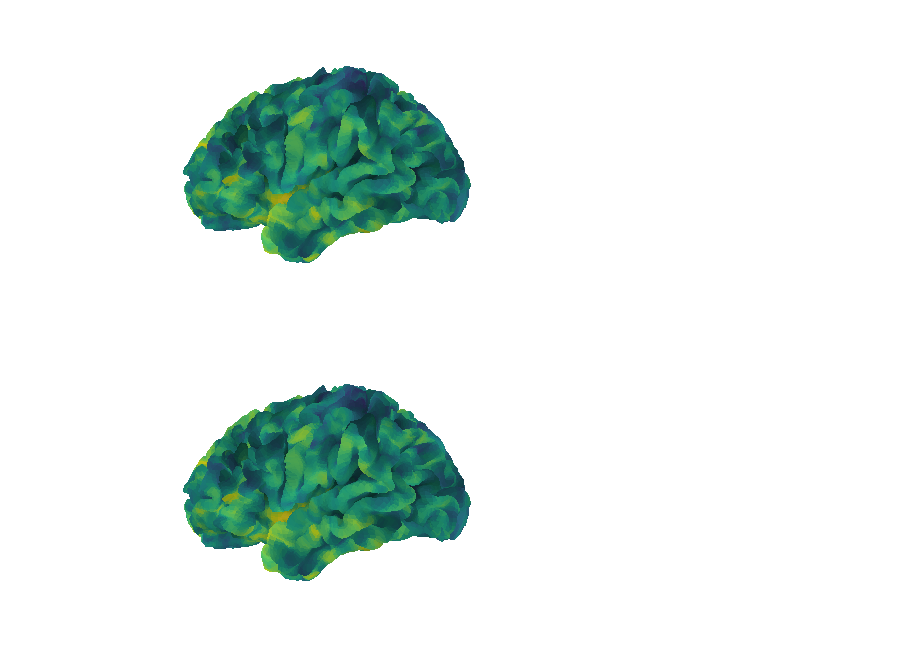
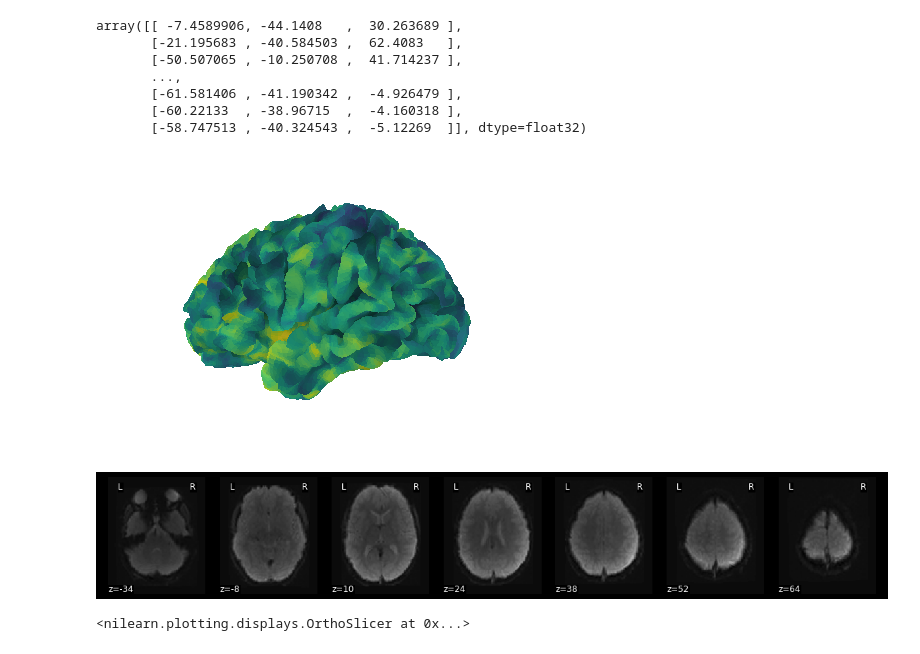
Before and after one commit to jerdra/nilearn_surface_viz, a Jupyter notebook: notebook/testing_visualization_of_surfaces.ipynb, the cells around one changed output. Cells and saved outputs as stored; diff of their text form; code cells hidden in the pictures.

```diff
--- a/notebook/testing_visualization_of_surfaces.ipynb
+++ b/notebook/testing_visualization_of_surfaces.ipynb
@@ -10,11 +10,14 @@ import os
 # %%
 # Try surface plotting module
 sub = 'sub-NDAREU211JMY'
+results_dir=f'../data/ciftify/{sub}/MNINonLinear/Results/task-rest_desc-preproc'
 mni_dir = f'../data/ciftify/{sub}/MNINonLinear/fsaverage_LR32k/'
 f_l_mt = f'{mni_dir}/{sub}.L.midthickness.32k_fs_LR.surf.gii'
 f_r_mt = f'{mni_dir}/{sub}.R.midthickness.32k_fs_LR.surf.gii'
 f_ct = f'{mni_dir}/{sub}.thickness.32k_fs_LR.dscalar.nii'
 f_sulc = f'{mni_dir}/{sub}.sulc.32k_fs_LR.dscalar.nii'
+f_volfunc = f'{results_dir}/task-rest_desc-preproc.nii.gz'
+f_atlas = f'{mni_dir}/{sub}.L.atlasroi.32k_fs_LR.shape.gii'
 # %%
 def construct_cifti_surf_mesh(l,r):
     '''
@@ -67,4 +76,14 @@ def construct_map_from_cifti(cifti):
 l_mt = nib.load(f_l_mt)
 r_mt = nib.load(f_r_mt)
 coord, trigs = construct_cifti_surf_mesh(l_mt, r_mt)
+# %%
+l_mt.darrays[0].data
+# %% [output]
+array([[ -7.4589906, -44.1408   ,  30.263689 ],
+       [-21.195683 , -40.584503 ,  62.4083   ],
+       [-50.507065 , -10.250708 ,  41.714237 ],
+       ...,
+       [-61.581406 , -41.190342 ,  -4.926479 ],
+       [-60.22133  , -38.96715  ,  -4.160318 ],
+       [-58.747513 , -40.324543 ,  -5.12269  ]], dtype=float32)
 # %%
@@ -73,11 +91,21 @@ vertices = construct_map_from_cifti(c)
 sulc = -construct_map_from_cifti(nib.load(f_sulc))
 # %%
 # Now perform the visualization!
-plot.plot_surf(surf_mesh=[coord, trigs],
+k = plot.plot_surf(surf_mesh=[coord, trigs],
               surf_map = vertices,
               bg_map=sulc, bg_on_data=True,
               darkness=0.8,
               hemi='left')
 # %% [output]
 [figure]
-[figure, removed]
+# %%
+volfunc_img = img.load_img(f_volfunc)
+# %%
+disp = plot.plot_anat(volfunc_img.slicer[:,:,:,0],
+                    display_mode='z')
+# %% [output]
+[figure, added]
+# %%
+disp.savefig()
+# %% [output]
+<nilearn.plotting.displays.OrthoSlicer at 0x...>
```
Also changed, not shown: parts of 3 cells of this notebook, 2 other files.
